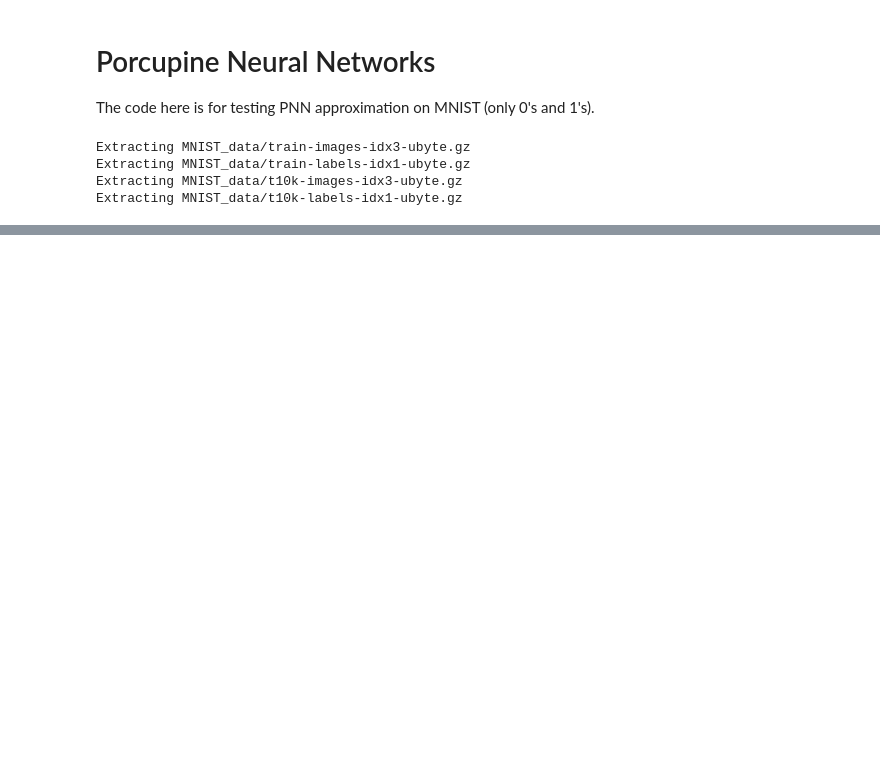
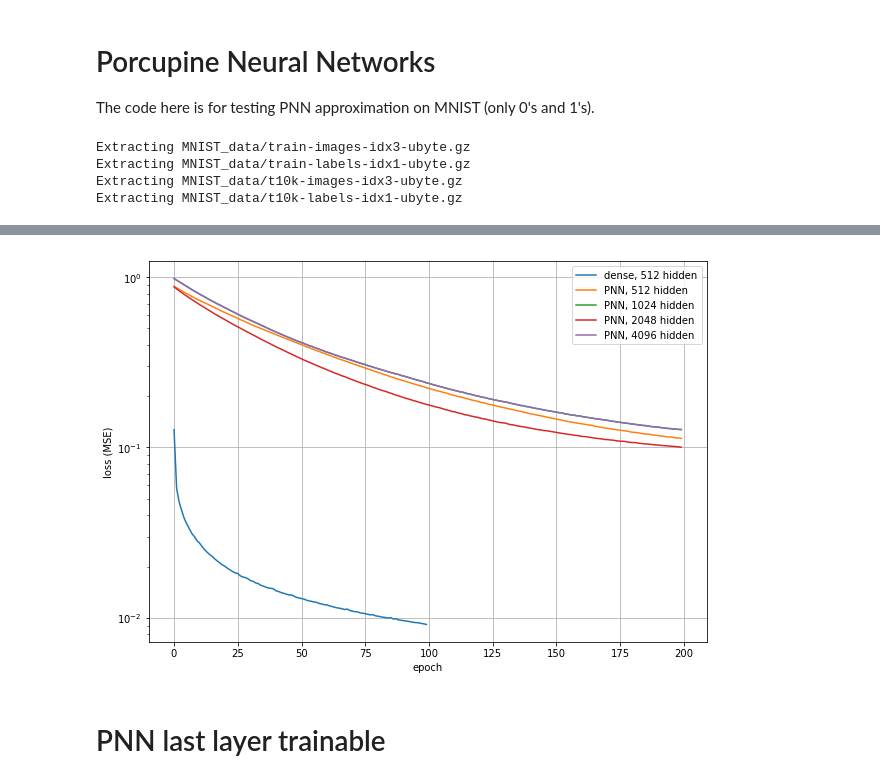
Before and after one commit to jessemzhang/porcupine_neural_networks, a Jupyter notebook: PNN_experiments_MNIST.ipynb, the cells around one changed output, grey strips where cells are left out. Saved outputs shown, nothing was run; the diff lists cells and outputs as text; code cells hidden in the pictures; blank space fills up the shorter version.

```diff
--- a/PNN_experiments_MNIST.ipynb
+++ b/PNN_experiments_MNIST.ipynb
@@ -188,0 +270,24 @@ plt.show()
+# %%
+# Plot all losses
+loss1 = pickle.load(file('temp_MNIST/mlp_noreluout_lastlayernottrainable.pickle', 'rb'))[0]
+loss2 = pickle.load(file('temp_MNIST/mlp_noreluout_lastlayernottrainable_PNN_hidden512_smallw2init.pickle', 'rb'))[0]
+loss3 = pickle.load(file('temp_MNIST/mlp_noreluout_lastlayernottrainable_PNN_hidden1024_smallw2init.pickle', 'rb'))[0]
+loss4 = pickle.load(file('temp_MNIST/mlp_noreluout_lastlayernottrainable_PNN_hidden2048_smallw2init.pickle', 'rb'))[0]
+loss4 = pickle.load(file('temp_MNIST/mlp_noreluout_lastlayernottrainable_PNN_hidden4096_smallw2init.pickle', 'rb'))[0]
+
+plt.figure(figsize=(10, 7))
+plt.plot(loss1, label='dense, 512 hidden')
+plt.plot(loss2, label='PNN, 512 hidden')
+plt.plot(loss3, label='PNN, 1024 hidden')
+plt.plot(loss4, label='PNN, 2048 hidden')
+plt.plot(loss3, label='PNN, 4096 hidden')
+plt.xlabel('epoch')
+plt.ylabel('loss (MSE)')
+plt.legend()
+plt.grid()
+plt.yscale('log')
+plt.show()
+# %% [output]
+[figure, added]
+# %% [markdown]
+# PNN last layer trainable
```
Also changed, not shown: parts of 9 cells of this notebook, 1 other file.
